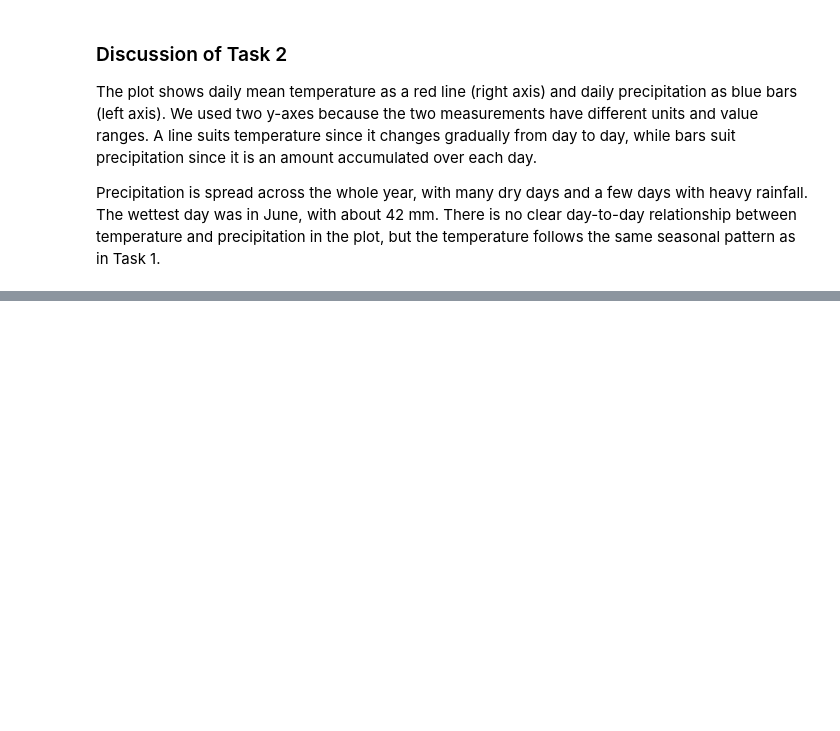
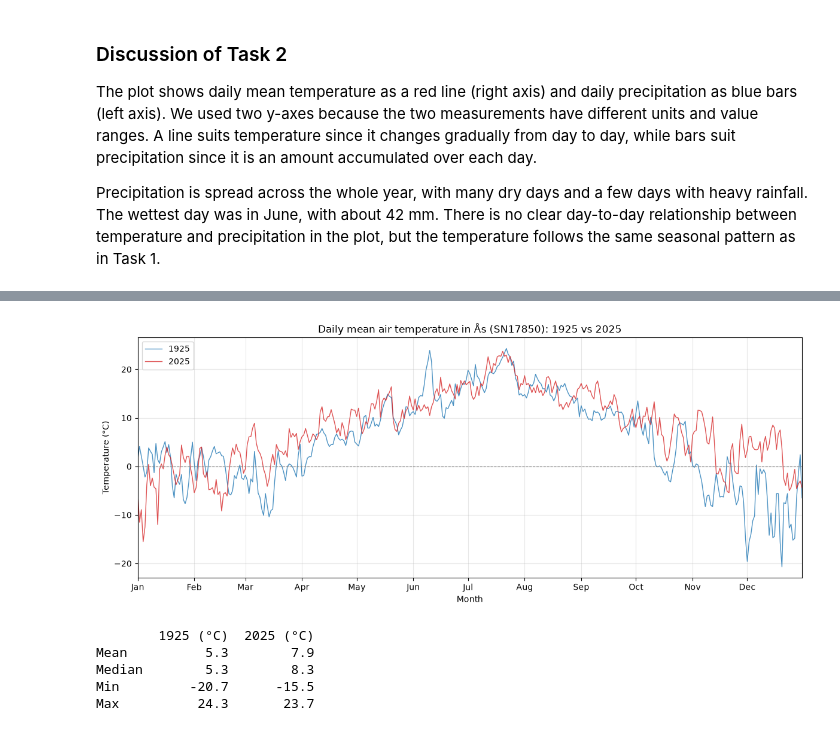
Before and after one commit to fabianfeiler/inf201-h26-deliverable-1, a Jupyter notebook: deliverable_1.ipynb, the cells around one changed output, grey strips where cells are left out. Drawn from its saved outputs; the diff is of its cells as text; code cells hidden in the pictures; blank space fills up the shorter version.

```diff
--- a/deliverable_1.ipynb
+++ b/deliverable_1.ipynb
@@ -208,0 +214,14 @@ Precipitation is spread across the whole year, with many dry days and a few days
+# %%
+OLD_TEMP_PARAMETERS = {
+    "sources": "SN17850",
+    "elements": "mean(air_temperature P1D)",
+    "referencetime": "1925-01-01/1926-01-01",
+    "timeoffsets": "default",
+    "levels": "default",
+}
+
+temp_1925 = fetch_frost(OLD_TEMP_PARAMETERS)
+
+print(f"Rows: {len(temp_1925)}")
+print(f"Duplicate dates: {temp_1925['referenceTime'].duplicated().sum()}")
+temp_1925.head()
@@ -208,0 +237,45 @@ Precipitation is spread across the whole year, with many dry days and a few days
+# %%
+temp_1925_shifted = temp_1925["referenceTime"] + pd.DateOffset(years=100)
+
+fig, ax = plt.subplots(figsize=(12, 5))
+
+ax.plot(temp_1925_shifted, temp_1925["value"], color="tab:blue", linewidth=1.0, alpha=0.8, label="1925")
+ax.plot(temp_2025["referenceTime"], temp_2025["value"], color="tab:red", linewidth=1.0, alpha=0.8, label="2025")
+ax.axhline(0, color="grey", linewidth=0.8, linestyle="--")
+
+ax.set_title("Daily mean air temperature in Ås (SN17850): 1925 vs 2025")
+ax.set_xlabel("Month")
+ax.set_ylabel("Temperature (°C)")
+ax.xaxis.set_major_locator(mdates.MonthLocator())
+ax.xaxis.set_major_formatter(mdates.DateFormatter("%b"))
+ax.set_xlim(temp_2025["referenceTime"].min(), temp_2025["referenceTime"].max())
+ax.grid(alpha=0.3)
+ax.legend(loc="upper left")
+
+plt.tight_layout()
+plt.show()
+# %% [output]
+[figure, added]
+# %%
+summary_compare = pd.DataFrame({
+    "1925 (°C)": [
+        temp_1925["value"].mean(),
+        temp_1925["value"].median(),
+        temp_1925["value"].min(),
+        temp_1925["value"].max(),
+    ],
+    "2025 (°C)": [
+        temp_2025["value"].mean(),
+        temp_2025["value"].median(),
+        temp_2025["value"].min(),
+        temp_2025["value"].max(),
+    ],
+}, index=["Mean", "Median", "Min", "Max"])
+
+print(summary_compare.to_string(float_format=lambda x: f"{x:.1f}"))
+# %% [output]
+        1925 (°C)  2025 (°C)
+Mean          5.3        7.9
+Median        5.3        8.3
+Min         -20.7      -15.5
+Max          24.3       23.7
```
Also changed, not shown: parts of 4 cells of this notebook, 1 other file.
